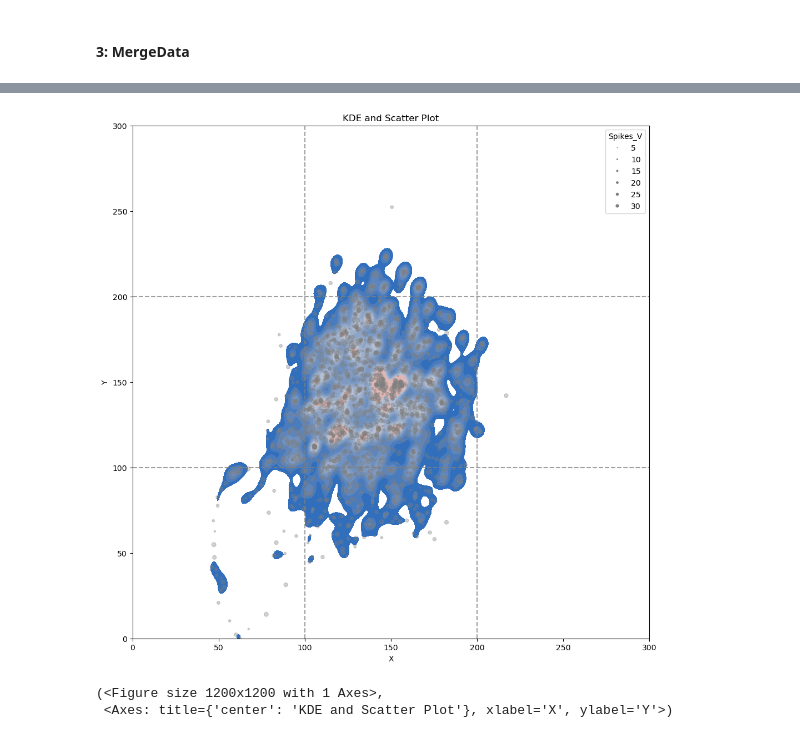
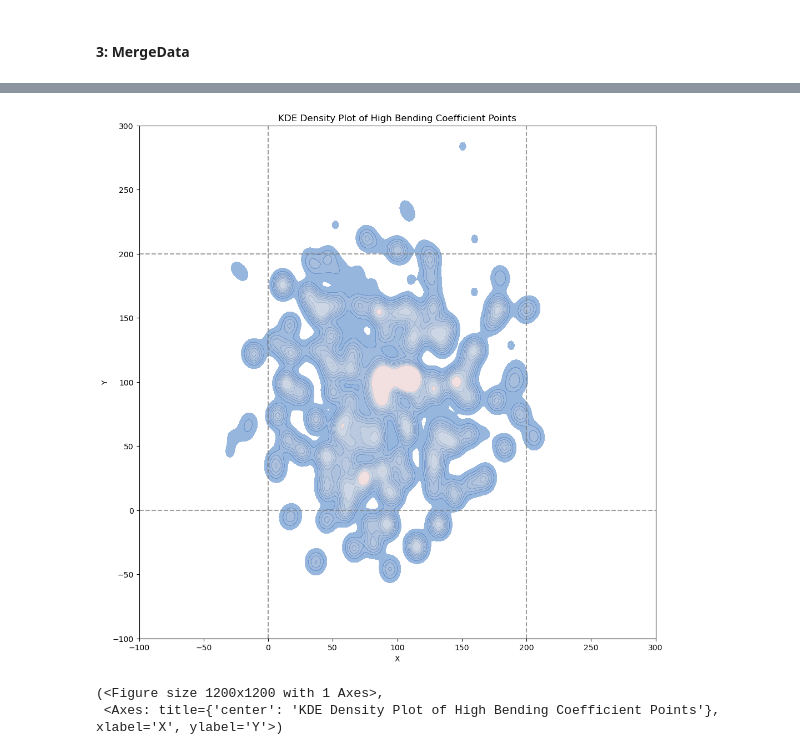
Before and after one commit to Periksvensson84/RF_mapping, a Jupyter notebook: RF_mapping/post_processing/examples.ipynb, the cells around one changed output, grey strips where cells are left out. Saved outputs shown, nothing was run; the diff lists cells and outputs as text; code cells hidden in the pictures.

Commit message:
another stage
at this point the code needs two more stages:
- validation of inputs
- unittesting

```diff
--- a/RF_mapping/post_processing/examples.ipynb
+++ b/RF_mapping/post_processing/examples.ipynb
@@ -151,10 +129,12 @@ Plotting.plot_rf_mapping_animated(full_data.df_merged,
 # %%
-Plotting.plot_kde_scatter(full_data.df_merged,
+Plotting.plot_kde_scatter(full_data,
                           "tf_FB2_x", "tf_FB2_y",
                           full_data.dlc.homography_points,
-                          "Freq_Hz",
-                          size = "Spikes_V")
+                          size="IFF",
+                          title="KDE Density Plot of High Bending Coefficient Points",
+                          kde=True,
+                          scatter=False)
 # %% [output]
-[figure, old version]
+[figure, new version]
 (<Figure size 1200x1200 with 1 Axes>,
- <Axes: title={'center': 'KDE and Scatter Plot'}, xlabel='X', ylabel='Y'>)
+ <Axes: title={'center': 'KDE Density Plot of High Bending Coefficient Points'}, xlabel='X', ylabel='Y'>)
```
Also changed, not shown: parts of 19 cells of this notebook, 13 other files.
